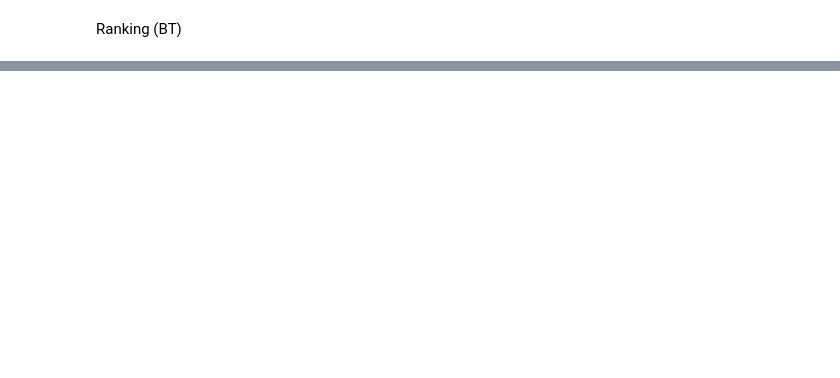
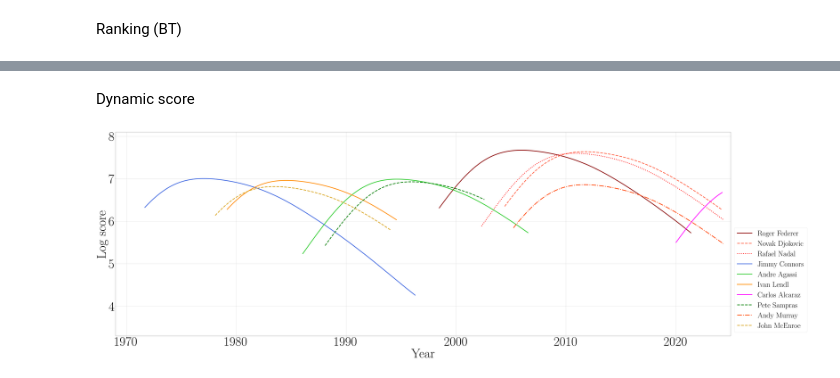
Before and after one commit to PinjunD/Statistical-ranking-with-dynamic-covariate, a Jupyter notebook: tennis.ipynb, the cells around one changed output, grey strips where cells are left out. Saved outputs shown, nothing was run; the diff lists cells and outputs as text; code cells hidden in the pictures; blank space fills up the shorter version.

```diff
--- a/tennis.ipynb
+++ b/tennis.ipynb
@@ -261,0 +311,2 @@ for i,index in enumerate(BT_top10):
+# %% [markdown]
+Dynamic score
@@ -261,0 +318,57 @@ for i,index in enumerate(BT_top10):
+# %%
+with open(data_path+'birthday.txt','r') as f:
+    lines = f.readlines()[:total_num]
+for line,player in zip(lines,players):
+    win_age = df[df['winner_name'] == player]['winner_age']
+    lose_age = df[df['loser_name'] == player]['loser_age']
+
+    birthday = float(line[:-1].split(':')[1])
+    start_year = birthday+min(min(win_age),min(lose_age),19)
+    end_year = birthday+max([max(win_age),max(lose_age)])
+
+    temp = {'birthday':birthday,
+            'start_year':start_year,
+            'end_year':end_year,
+            }
+
+    players_information[player] = temp
+# %%
+fig,ax = plt.subplots(figsize=(90,30))
+sz = 105
+ax.set_xlabel('Year', size = sz)
+ax.set_ylabel('Log score', size = sz)
+ax.set_ylim([3.3, 8.1])
+ax.set_xlim([1969, 2025])
+plt.xticks(size = sz)
+plt.yticks(size = sz)
+rc('text', usetex=True)
+rc('font', family='serif')
+
+year_tag = [('darkred', '-'),('tomato', '--'), ('red', ':'),\
+            ('royalblue', '-'), ('limegreen', '-'), ('darkorange', '-'),\
+            ('magenta', '-'), ('green', '--'), ('orangered', '-.'), \
+            ('goldenrod', '--')]
+
+
+for i,player in enumerate(players):
+
+    start_year = players_information[player]['start_year']
+    end_year = players_information[player]['end_year']
+    birthday = players_information[player]['birthday']
+
+    period = np.linspace(start_year, end_year, 200)
+
+    u = u_plusDC[playerID[player]]
+    score = age_effect(period-birthday)+u
+
+
+    ax.plot(period,score,color = year_tag[i][0],
+            linestyle = year_tag[i][1], linewidth = 6, label = top_player[i])
+ax.legend(prop={'size': 60}, title_fontsize=sz, loc = 'lower left', bbox_to_anchor=(1, 0))
+
+
+plt.grid()
+plt.savefig(image_path+'dynamic_score.pdf')
+plt.show()
+# %% [output]
+[figure, added]
```
Also changed, not shown: parts of 26 cells of this notebook, 8 other files.
